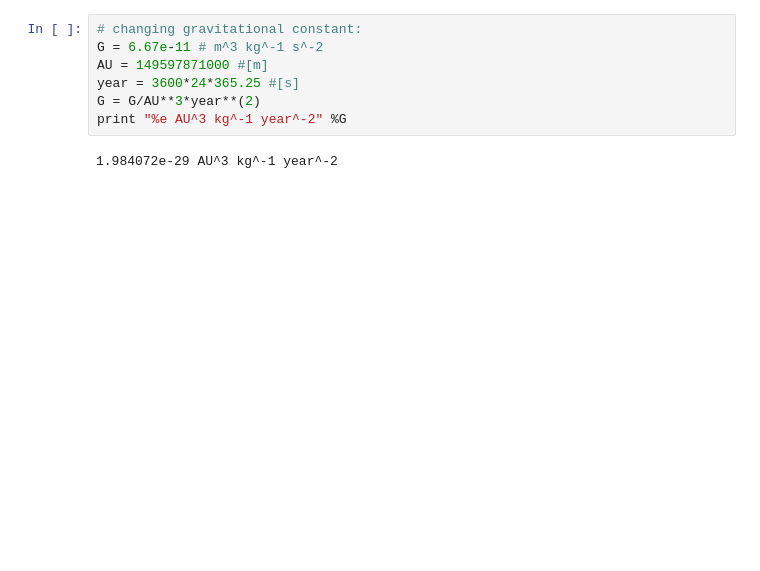
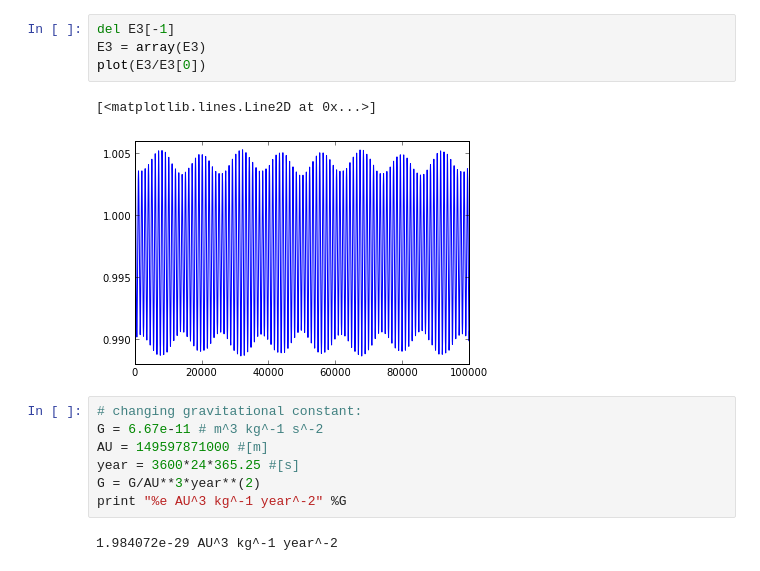
Before and after one commit to wholmen/FYS3150-Project-3, a Jupyter notebook: build-SolarSystem-Desktop-Debug/FYS3150 - Project 3.ipynb, the cells around one changed output. Drawn from its saved outputs; the diff is of its cells as text; blank space fills up the shorter version.

```diff
--- a/build-SolarSystem-Desktop-Debug/FYS3150 - Project 3.ipynb
+++ b/build-SolarSystem-Desktop-Debug/FYS3150 - Project 3.ipynb
@@ -20,3 +38,10 @@ show()
+# %%
+del E3[-1]
+E3 = array(E3)
+plot(E3/E3[0])
+# %% [output]
+[<matplotlib.lines.Line2D at 0x...>]
+[figure, added]
 # %%
 # changing gravitational constant:
 G = 6.67e-11 # m^3 kg^-1 s^-2
```
Also changed, not shown: parts of 7 cells of this notebook, 28 other files.
